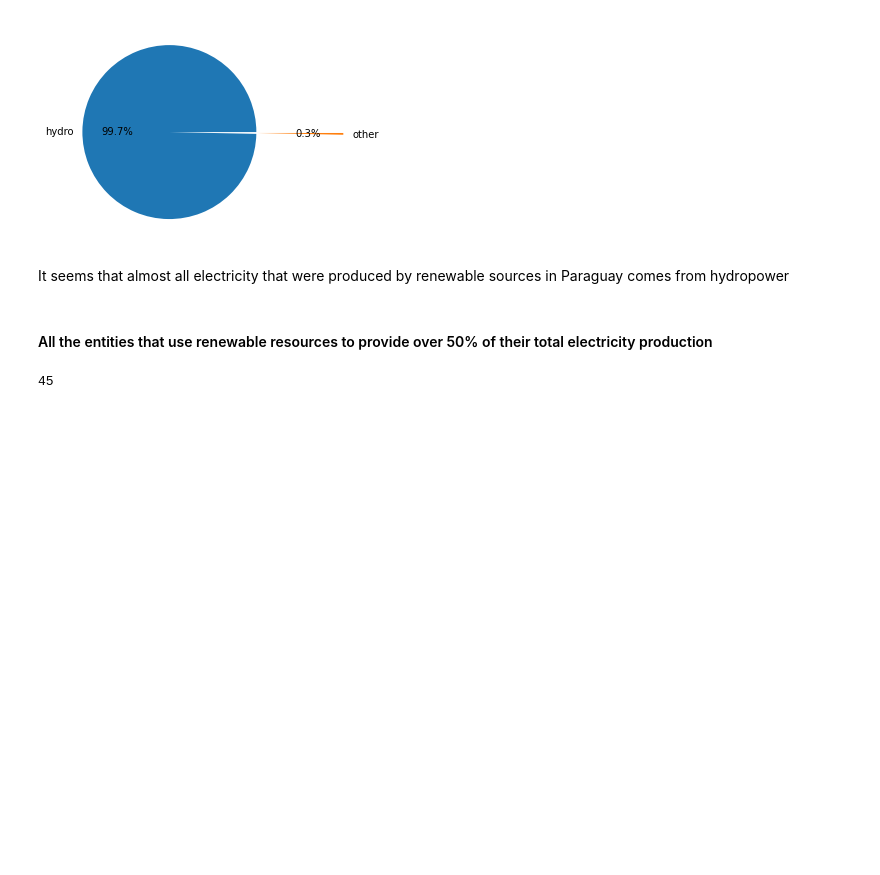
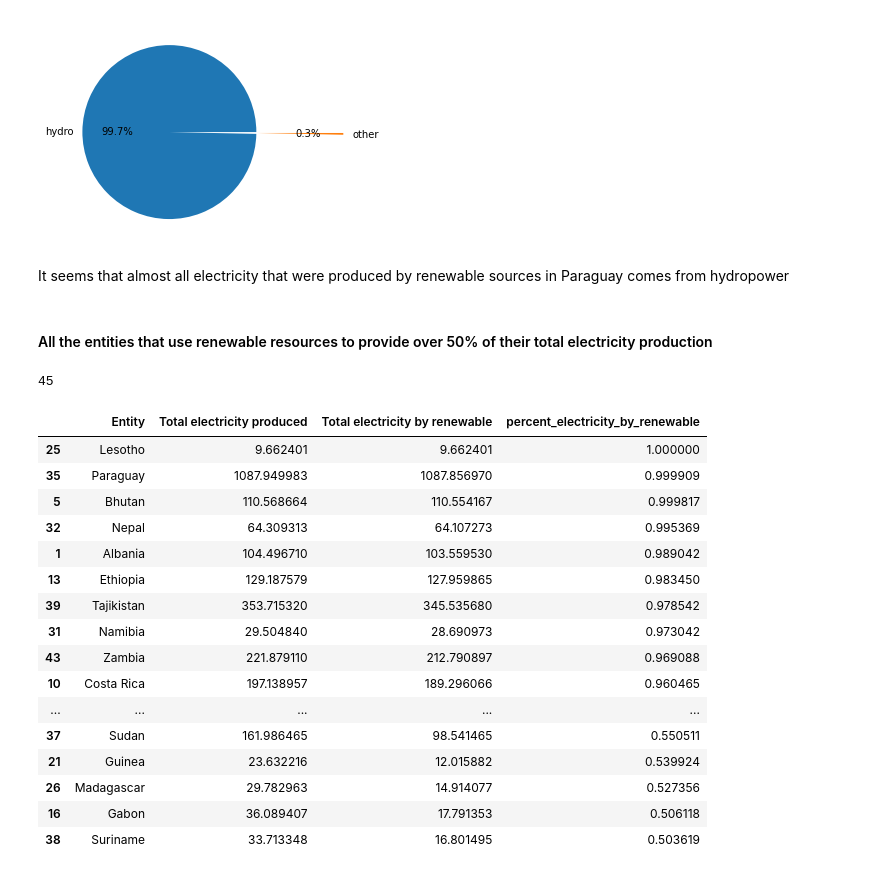
Before and after one commit to skarstent/Project, a Jupyter notebook: Electricity .ipynb, the cells around one changed output. Saved outputs shown, nothing was run; the diff lists cells and outputs as text; code cells hidden in the pictures; blank space fills up the shorter version.

```diff
--- a/Electricity .ipynb
+++ b/Electricity .ipynb
@@ -346,4 +346,22 @@ over_50_percent.reset_index(inplace=True)
 # %%
 countries_over_50_percent = over_50_percent[over_50_percent['Entity'].isin(countries)].sort_values(by='percent_electricity_by_renewable',
                                                                                                   ascending=False)
-# countries_over_50_percent
+countries_over_50_percent
+# %% [output]
+|  | Entity | Total electricity produced | Total electricity by renewable | percent_electricity_by_renewable |
+| 25 | Lesotho | 9.662401 | 9.662401 | 1.000000 |
+| 35 | Paraguay | 1087.949983 | 1087.856970 | 0.999909 |
+| 5 | Bhutan | 110.568664 | 110.554167 | 0.999817 |
+| 32 | Nepal | 64.309313 | 64.107273 | 0.995369 |
+| 1 | Albania | 104.496710 | 103.559530 | 0.989042 |
+| 13 | Ethiopia | 129.187579 | 127.959865 | 0.983450 |
+| 39 | Tajikistan | 353.715320 | 345.535680 | 0.978542 |
+| 31 | Namibia | 29.504840 | 28.690973 | 0.973042 |
+| 43 | Zambia | 221.879110 | 212.790897 | 0.969088 |
+| 10 | Costa Rica | 197.138957 | 189.296066 | 0.960465 |
+| ... | ... | ... | ... | ... |
+| 37 | Sudan | 161.986465 | 98.541465 | 0.550511 |
+| 21 | Guinea | 23.632216 | 12.015882 | 0.539924 |
+| 26 | Madagascar | 29.782963 | 14.914077 | 0.527356 |
+| 16 | Gabon | 36.089407 | 17.791353 | 0.506118 |
+| 38 | Suriname | 33.713348 | 16.801495 | 0.503619 |
```
Also changed, not shown: parts of 2 cells of this notebook, 1 other file.
